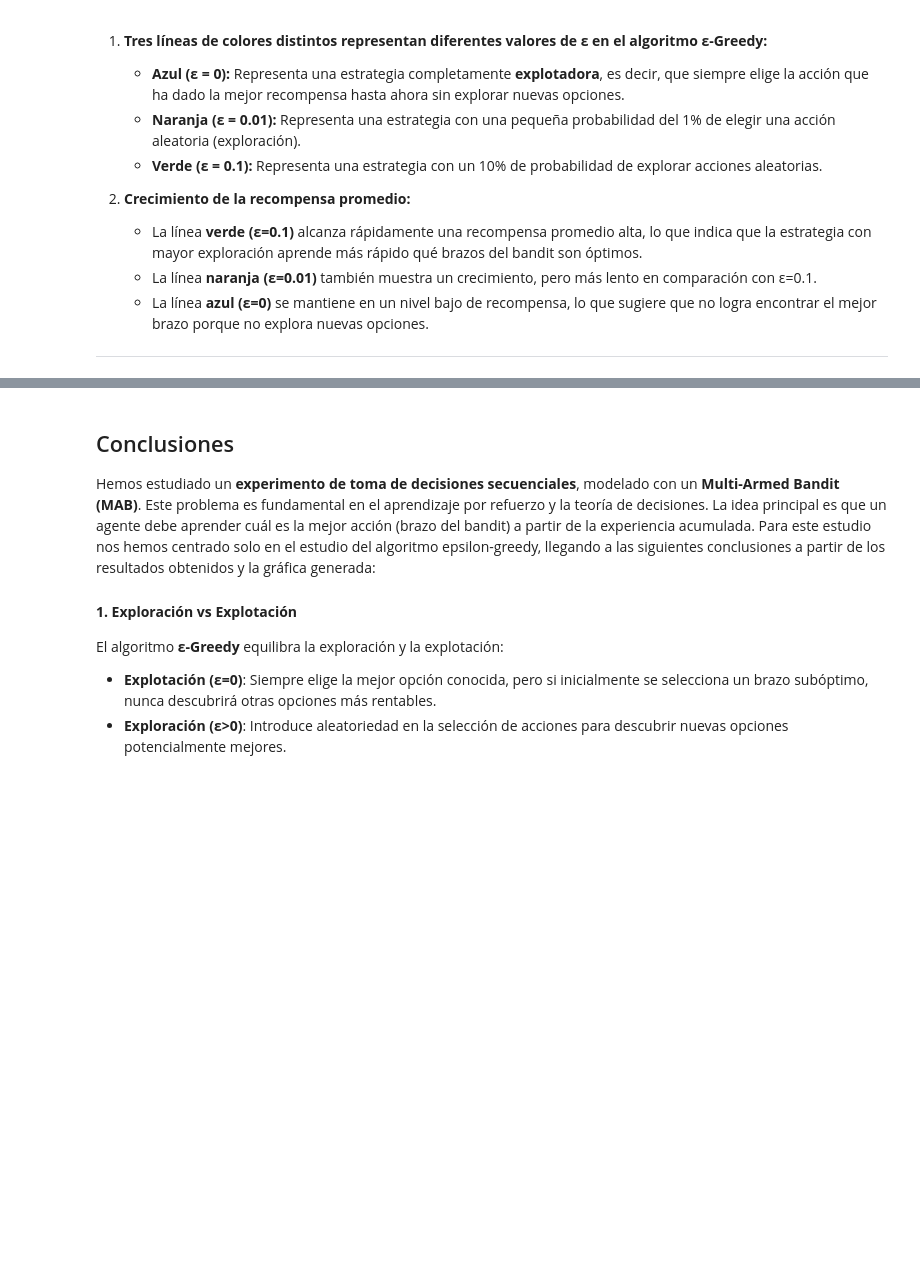
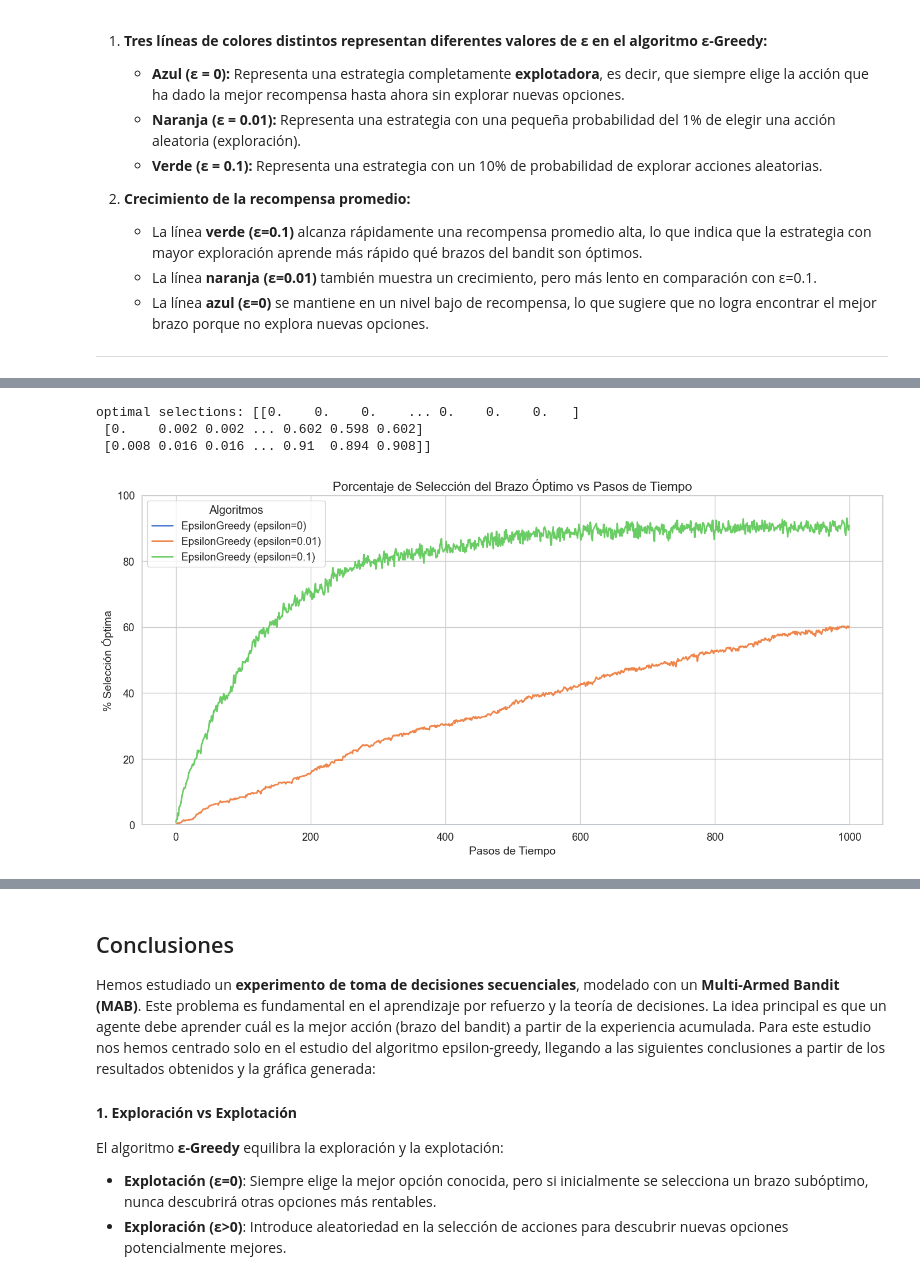
Before and after one commit to kikaymusic/EscuderoRodriguezSanchez, a Jupyter notebook: k_brazos/bandido_epsilon_greedy.ipynb, the cells around one changed output, grey strips where cells are left out. Drawn from its saved outputs; the diff is of its cells as text; code cells hidden in the pictures; blank space fills up the shorter version.

```diff
--- a/k_brazos/bandido_epsilon_greedy.ipynb
+++ b/k_brazos/bandido_epsilon_greedy.ipynb
@@ -166,0 +272,10 @@ La imagen muestra un gráfico de líneas titulado **"Porcentaje de selección  d
+# %%
+print(f"optimal selections: {optimal_selections_bernoulli}")
+# %% [output]
+optimal selections: [[0.    0.    0.    ... 0.    0.    0.   ]
+ [0.    0.002 0.002 ... 0.602 0.598 0.602]
+ [0.008 0.016 0.016 ... 0.91  0.894 0.908]]
+# %%
+plot_optimal_selections(steps, optimal_selections_bernoulli, algorithms)
+# %% [output]
+[figure, added]
```
Also changed, not shown: parts of 22 cells of this notebook, 2 other files.
